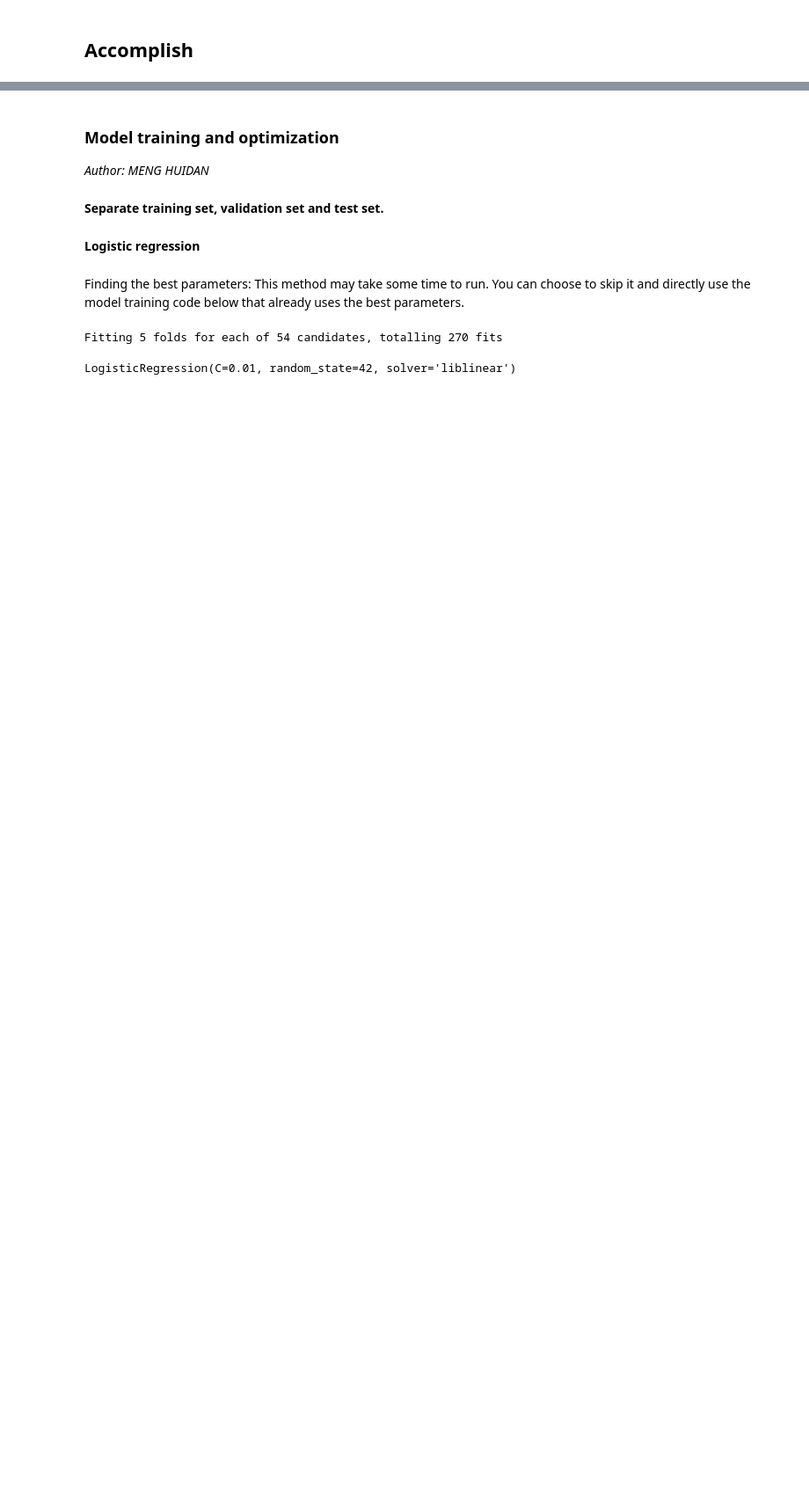
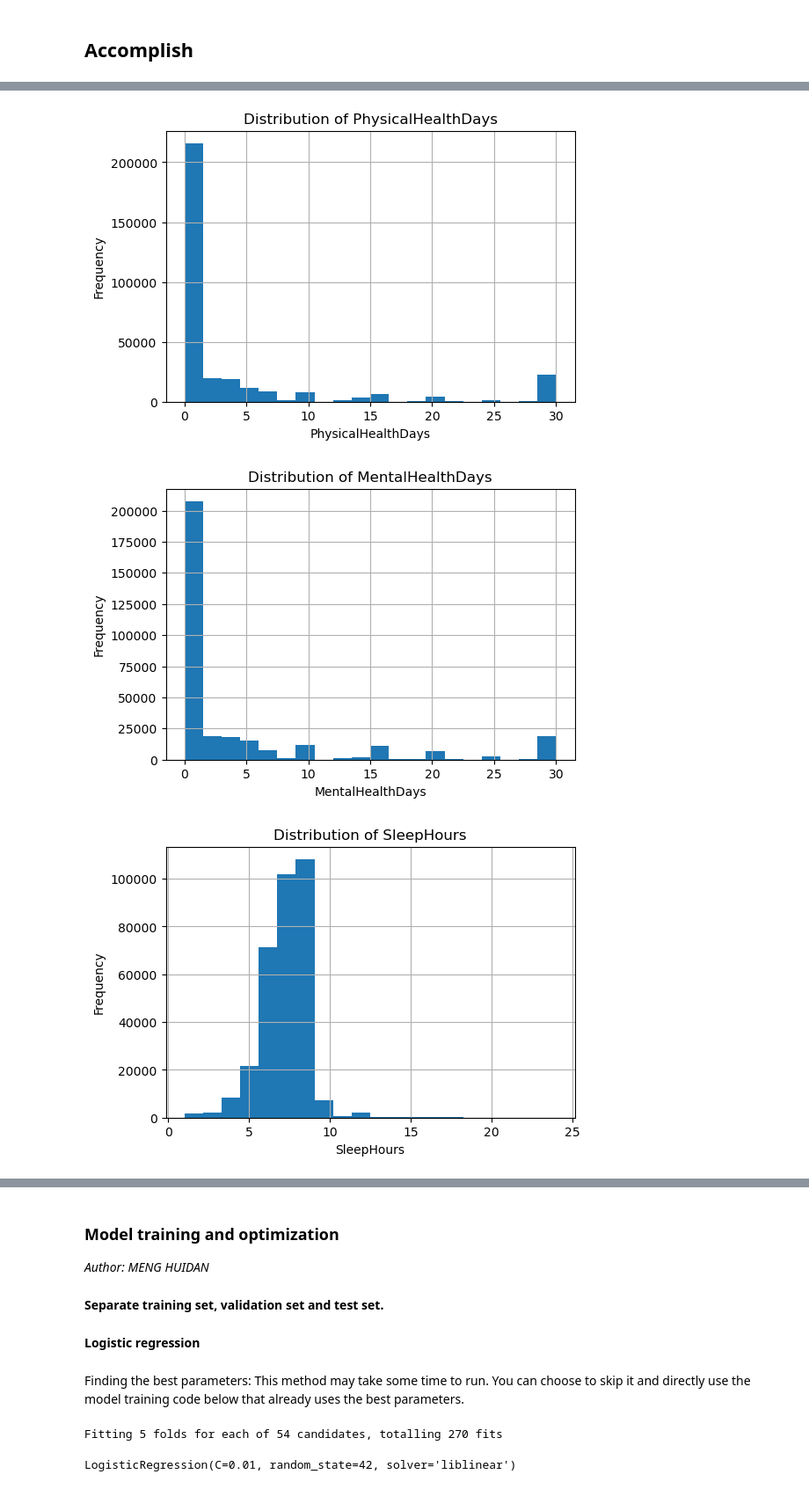
Before and after one commit to HaydenMeng/WQD7003_Project_Heartdisease_Prediction, a Jupyter notebook: WQD7003-GROUP8-Submission.ipynb, the cells around one changed output, grey strips where cells are left out. Shown at 88% size. Cells and saved outputs as stored; diff of their text form; code cells hidden in the pictures; blank space fills up the shorter version.

```diff
--- a/WQD7003-GROUP8-Submission.ipynb
+++ b/WQD7003-GROUP8-Submission.ipynb
@@ -84,0 +287,5 @@ Final number of features： 42
+# %%
+numerical_median_cols = ['BMI']
+
+for col in numerical_median_cols:
+    data_cleaned.loc[:, col] = data_cleaned[col].fillna(data_cleaned[col].median())
@@ -84,0 +294,7 @@ Final number of features： 42
+# %%
+categorical_mode_cols = ['TetanusLast10Tdap','PneumoVaxEver','HIVTesting','ChestScan',
+                         'CovidPos', 'HighRiskLastYear', 'FluVaxLast12', 'AlcoholDrinkers']
+
+for col in categorical_mode_cols:
+    mode_value = data_cleaned[col].mode()[0]
+    data_cleaned.loc[:, col] = data_cleaned[col].fillna(mode_value)
@@ -84,0 +399,2 @@ Final number of features： 42
+# %%
+data = pd.read_csv('data_clean.csv').drop(columns=['Unnamed: 0'], errors='ignore')
@@ -84,0 +405,11 @@ Final number of features： 42
+# %%
+numerical_data_overview = data.describe()
+numerical_columns = numerical_data_overview.columns
+
+categorical_columns = data.select_dtypes(include=['object']).columns
+categorical_data_overview = data[categorical_columns].describe()
+
+display(data.dtypes)
+display(data.shape)
+display(numerical_data_overview.T)
+display(categorical_data_overview.T)
@@ -84,0 +459,14 @@ Final number of features： 42
+# %%
+# Iterate through the numerical columns in the dataset and generate a histogram for each column to visualize data distribution
+# and identify potential issues.
+for col in numerical_columns:
+    plt.figure(figsize=(6, 4))
+    data[col].hist(bins=20)
+    plt.title(f'Distribution of {col}')
+    plt.xlabel(col)
+    plt.ylabel('Frequency')
+    plt.show()
+# %% [output]
+[figure, added]
+[figure, added]
+[figure, added]
```
Also changed, not shown: parts of 73 cells of this notebook.
